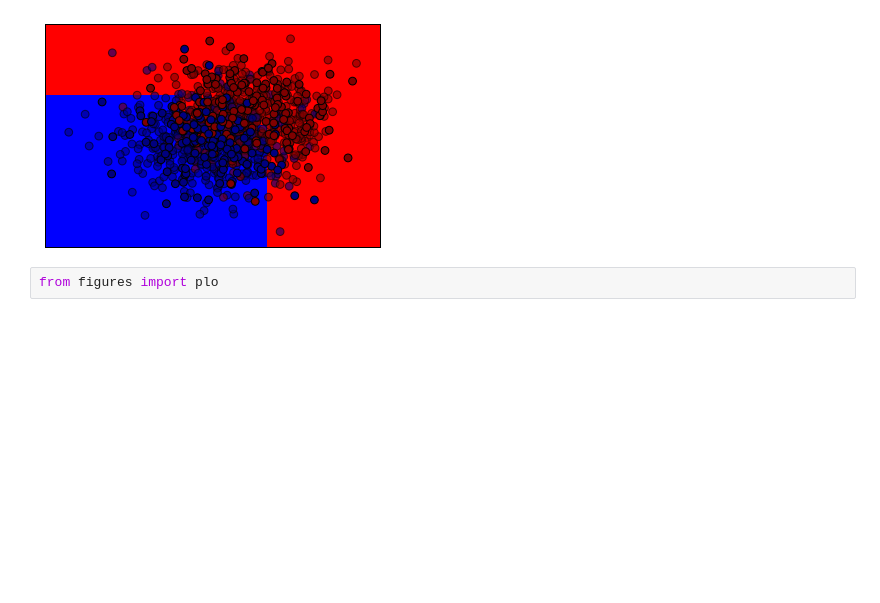
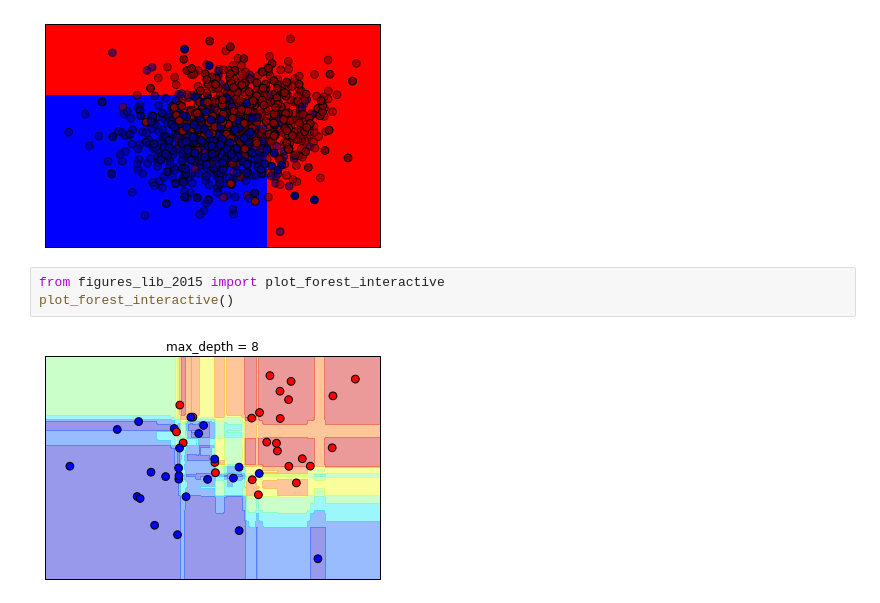
Before and after one commit to MrGreenRubato/notebooks, a Jupyter notebook: SciPy 2016 - Tutorial Part 14 - Trees and Forests.ipynb, the cells around one changed output. Drawn from its saved outputs; the diff is of its cells as text; blank space fills up the shorter version.

Commit message:
DONE: Forests classifier

```diff
--- a/SciPy 2016 - Tutorial Part 14 - Trees and Forests.ipynb
+++ b/SciPy 2016 - Tutorial Part 14 - Trees and Forests.ipynb
@@ -56,5 +56,8 @@ plt.scatter(X_test[:,0], X_test[:,1], c=y_test, s=60)
 plt.show()
 # %% [output]
 [figure]
-# %%
-from figures import plo
+# %%
+from figures_lib_2015 import plot_forest_interactive
+plot_forest_interactive()
+# %% [output]
+[figure, added]
```
Also changed, not shown: parts of 5 cells of this notebook.
